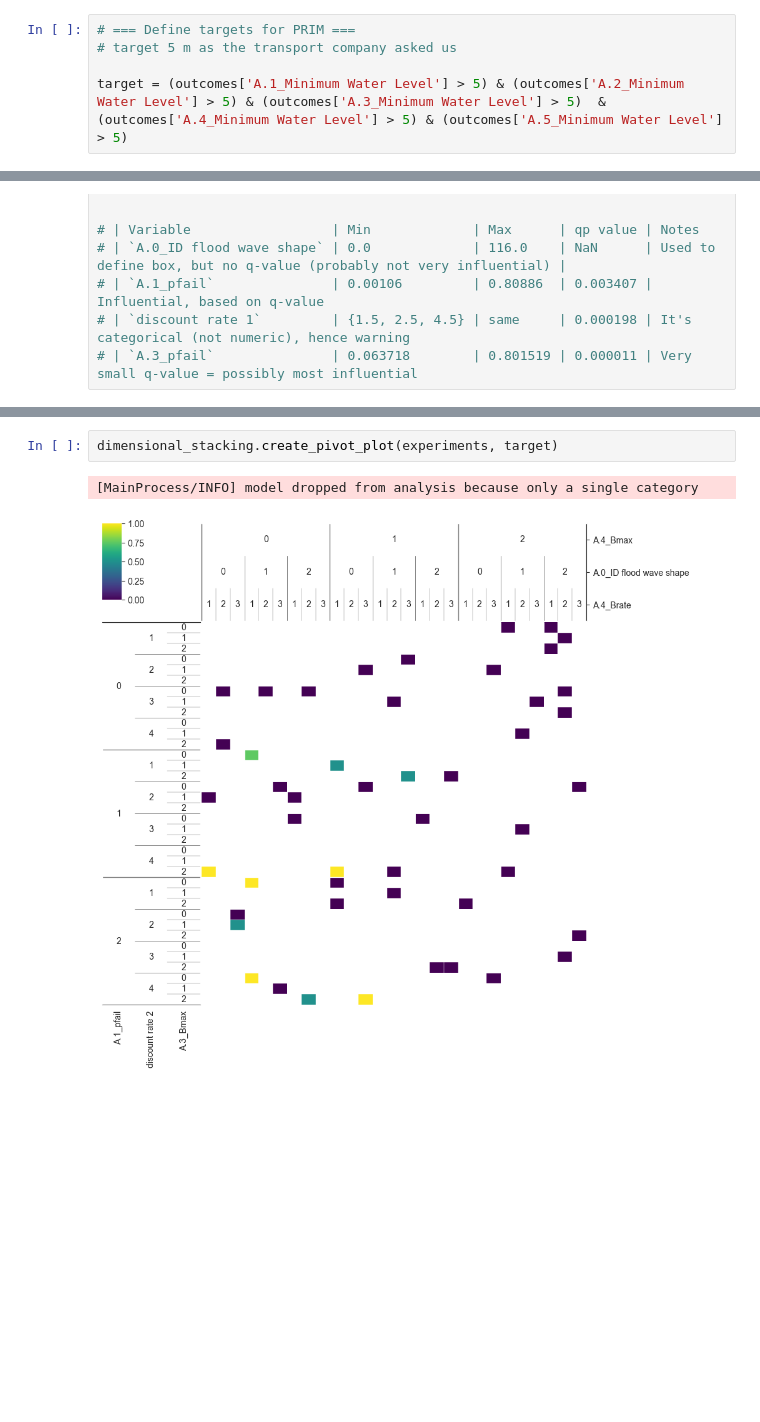
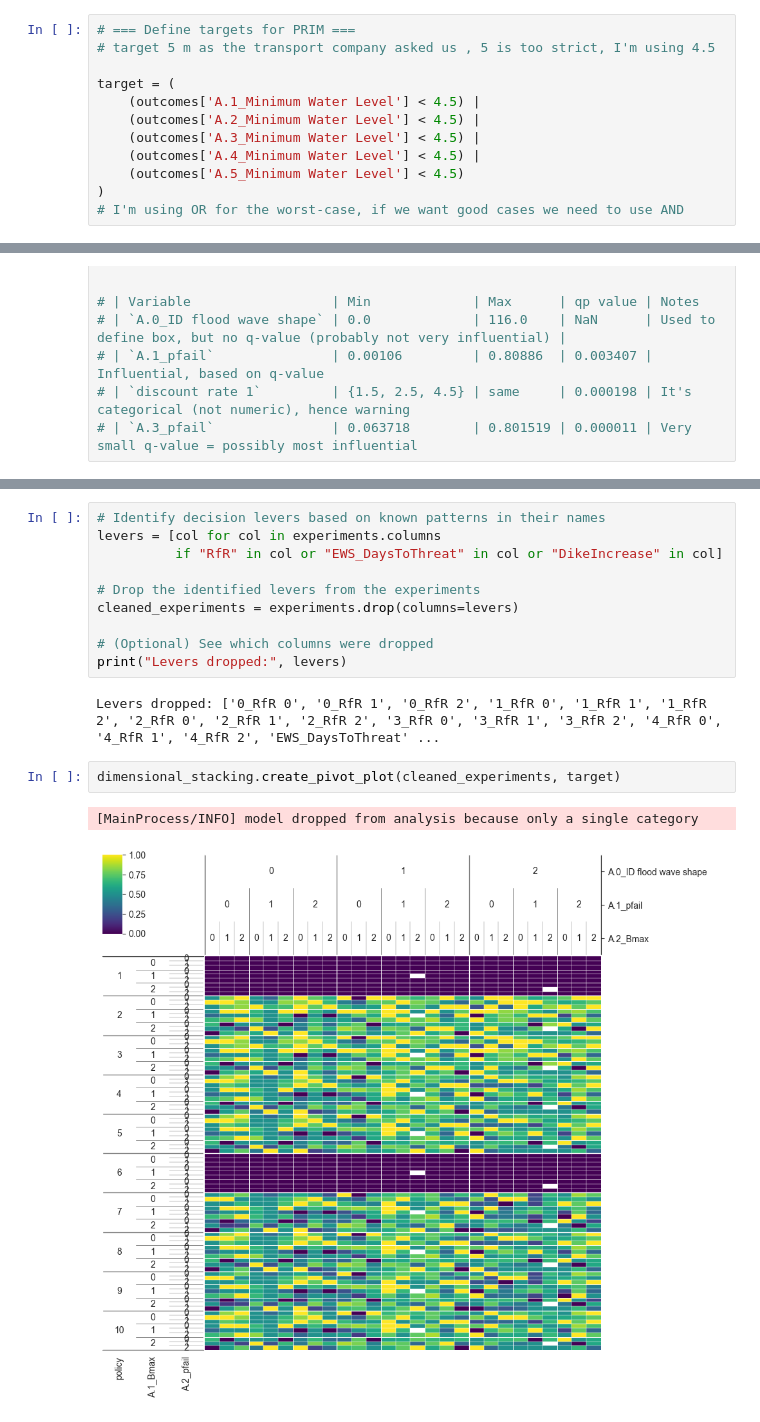
Before and after one commit to daniela1998/MBDM-Group-1, a Jupyter notebook: PRIM.ipynb, the cells around one changed output, grey strips where cells are left out. Saved outputs shown, nothing was run; the diff lists cells and outputs as text; blank space fills up the shorter version.

```diff
--- a/PRIM.ipynb
+++ b/PRIM.ipynb
@@ -66,6 +66,13 @@ RfR Total Costs
 Expected Evacuation Costs
 # %%
 # === Define targets for PRIM ===
-# target 5 m as the transport company asked us
+# target 5 m as the transport company asked us , 5 is too strict, I'm using 4.5
 
-target = (outcomes['A.1_Minimum Water Level'] > 5) & (outcomes['A.2_Minimum Water Level'] > 5) & (outcomes['A.3_Minimum Water Level'] > 5)  & (outcomes['A.4_Minimum Water Level'] > 5) & (outcomes['A.5_Minimum Water Level'] > 5)
+target = (
+    (outcomes['A.1_Minimum Water Level'] < 4.5) |
+    (outcomes['A.2_Minimum Water Level'] < 4.5) |
+    (outcomes['A.3_Minimum Water Level'] < 4.5) |
+    (outcomes['A.4_Minimum Water Level'] < 4.5) |
+    (outcomes['A.5_Minimum Water Level'] < 4.5)
+)
+# I'm using OR for the worst-case, if we want good cases we need to use AND
@@ -179,6 +205,18 @@ plt.show()
 from ema_workbench.analysis import dimensional_stacking
+# %%
+# Identify decision levers based on known patterns in their names
+levers = [col for col in experiments.columns
+          if "RfR" in col or "EWS_DaysToThreat" in col or "DikeIncrease" in col]
+
+# Drop the identified levers from the experiments
+cleaned_experiments = experiments.drop(columns=levers)
+
+# (Optional) See which columns were dropped
+print("Levers dropped:", levers)
+# %% [output]
+Levers dropped: ['0_RfR 0', '0_RfR 1', '0_RfR 2', '1_RfR 0', '1_RfR 1', '1_RfR 2', '2_RfR 0', '2_RfR 1', '2_RfR 2', '3_RfR 0', '3_RfR 1', '3_RfR 2', '4_RfR 0', '4_RfR 1', '4_RfR 2', 'EWS_DaysToThreat' ...
 # %%
-dimensional_stacking.create_pivot_plot(experiments, target)
+dimensional_stacking.create_pivot_plot(cleaned_experiments, target)
 # %% [output]
 [MainProcess/INFO] model dropped from analysis because only a single category
-[figure, old version]
+[figure, new version]
```
Also changed, not shown: parts of 12 cells of this notebook, 1 other file.
